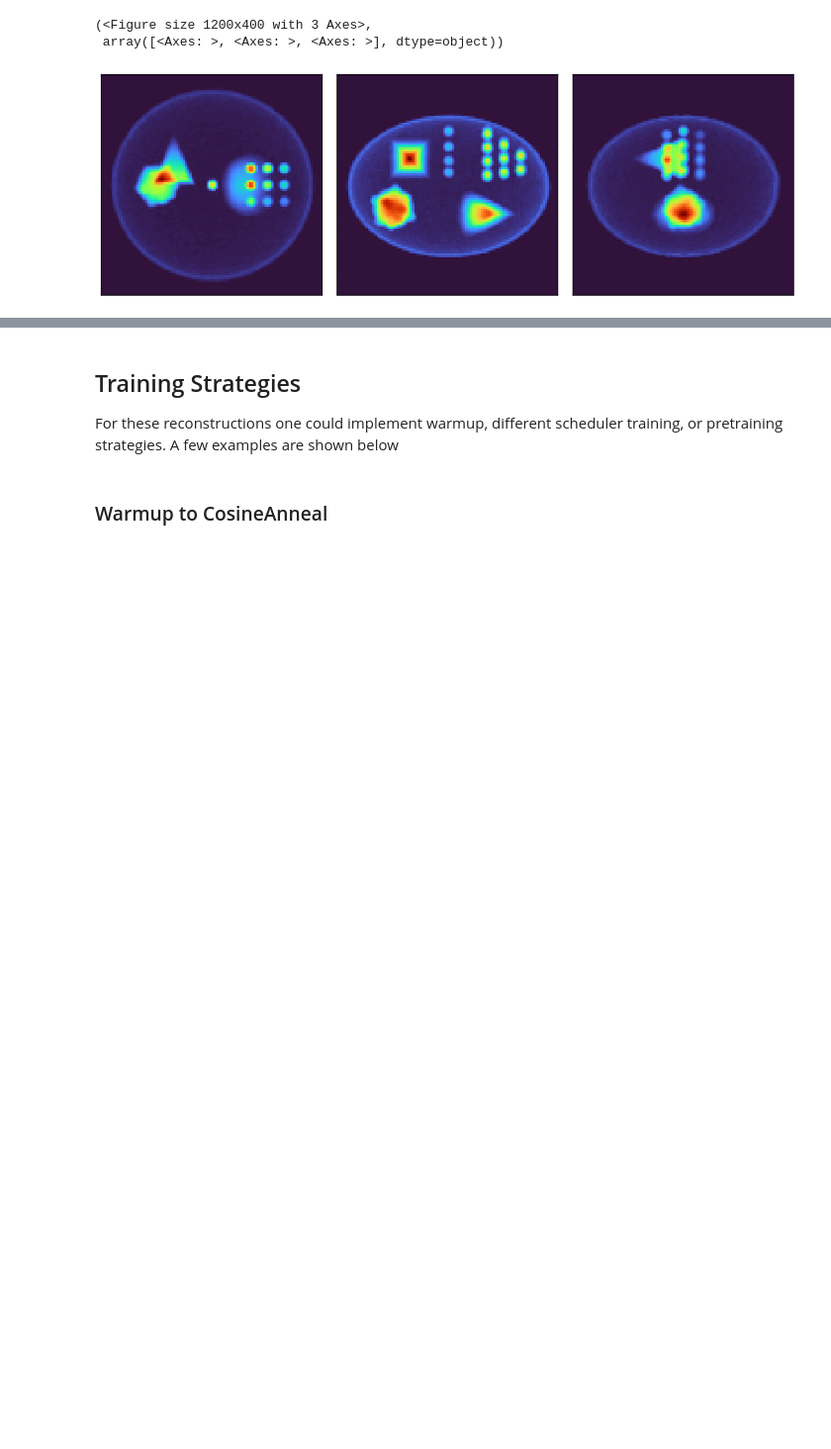
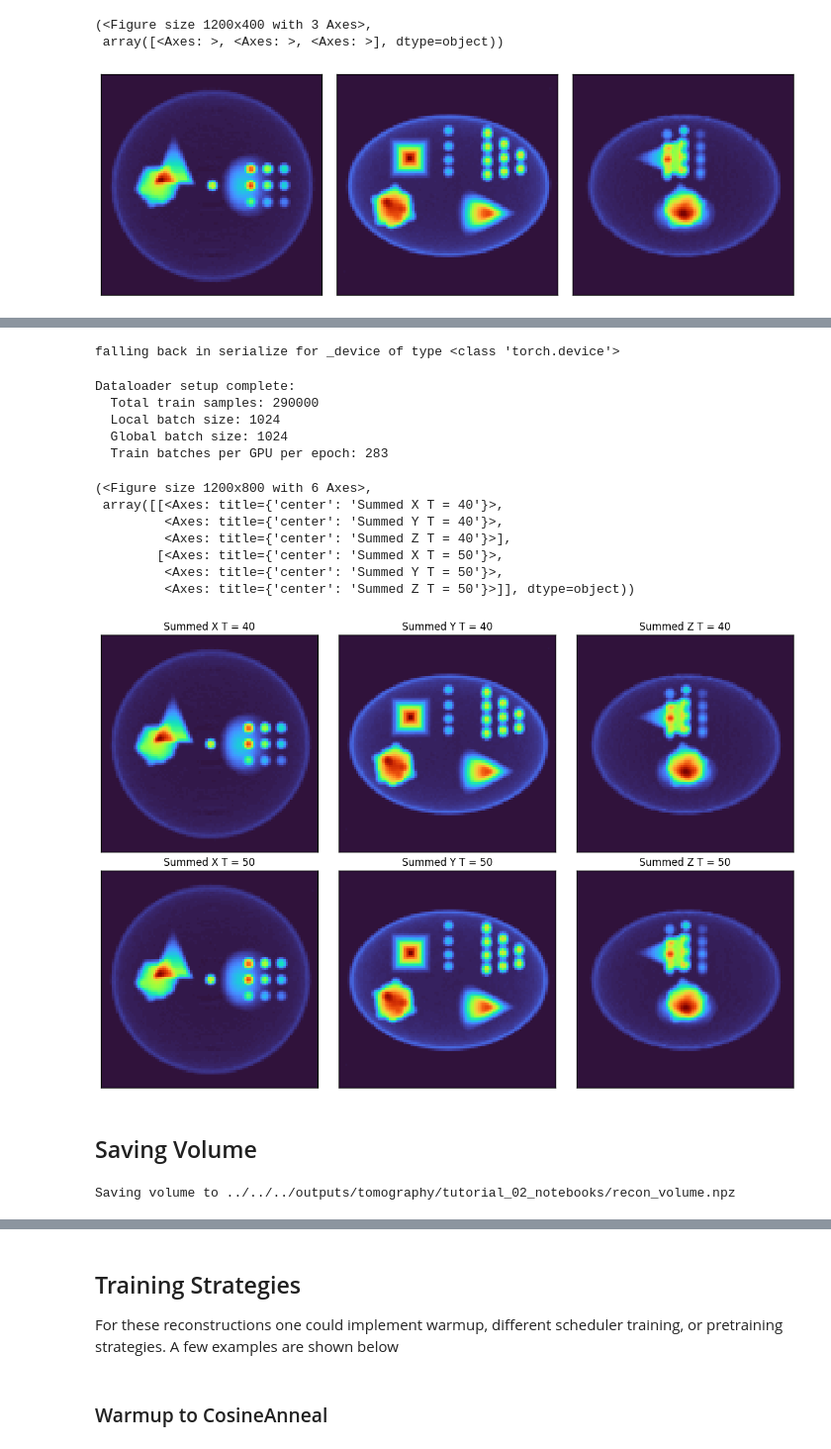
Before and after one commit to electronmicroscopy/quantem-tutorials, a Jupyter notebook: tutorials/tomography/notebooks/tomography_02_full.ipynb, the cells around one changed output, grey strips where cells are left out. Shown at 99% size. Drawn from its saved outputs; the diff is of its cells as text; code cells hidden in the pictures; blank space fills up the shorter version.

```diff
--- a/tutorials/tomography/notebooks/tomography_02_full.ipynb
+++ b/tutorials/tomography/notebooks/tomography_02_full.ipynb
@@ -225,0 +251,12 @@ show_2d(
+# %%
+tomo_inr.save("../../../outputs/tomography/tutorial_02_notebooks/tomo_inr.zip", skip = ["dataloader"], mode = 'o')
+# %% [output]
+falling back in serialize for _device of type <class 'torch.device'>
+# %%
+tomo = Tomography.from_file("../../../outputs/tomography/tutorial_02_notebooks/tomo_inr.zip", device = device)
+# %% [output]
+Dataloader setup complete:
+  Total train samples: 290000
+  Local batch size: 1024
+  Global batch size: 1024
+  Train batches per GPU per epoch: 283
@@ -225,0 +265,29 @@ show_2d(
+# %%
+show_2d(
+    [
+        [tomo_inr.obj_model.obj_view[0].sum(axis = 0), tomo_inr.obj_model.obj_view[0].sum(axis = 1), tomo_inr.obj_model.obj_view[0].sum(axis = 2)],
+        [tomo.obj_model.obj_view[0].sum(axis = 0), tomo.obj_model.obj_view[0].sum(axis = 1), tomo.obj_model.obj_view[0].sum(axis = 2)],
+    ],
+    title = [
+        ['Summed X T = 40', 'Summed Y T = 40', 'Summed Z T = 40'],
+        ['Summed X T = 50', 'Summed Y T = 50', 'Summed Z T = 50'],
+    ],
+    cmap = 'turbo',
+    vmin = 0,
+    vmax = None,
+)
+# %% [output]
+(<Figure size 1200x800 with 6 Axes>,
+ array([[<Axes: title={'center': 'Summed X T = 40'}>,
+         <Axes: title={'center': 'Summed Y T = 40'}>,
+         <Axes: title={'center': 'Summed Z T = 40'}>],
+        [<Axes: title={'center': 'Summed X T = 50'}>,
+         <Axes: title={'center': 'Summed Y T = 50'}>,
+         <Axes: title={'center': 'Summed Z T = 50'}>]], dtype=object))
+[figure, added]
+# %% [markdown]
+## Saving Volume
+# %%
+tomo_inr.save_volume("../../../outputs/tomography/tutorial_02_notebooks/recon_volume.npz")
+# %% [output]
+Saving volume to ../../../outputs/tomography/tutorial_02_notebooks/recon_volume.npz
```
Also changed, not shown: parts of 15 cells of this notebook, 6 other files.
